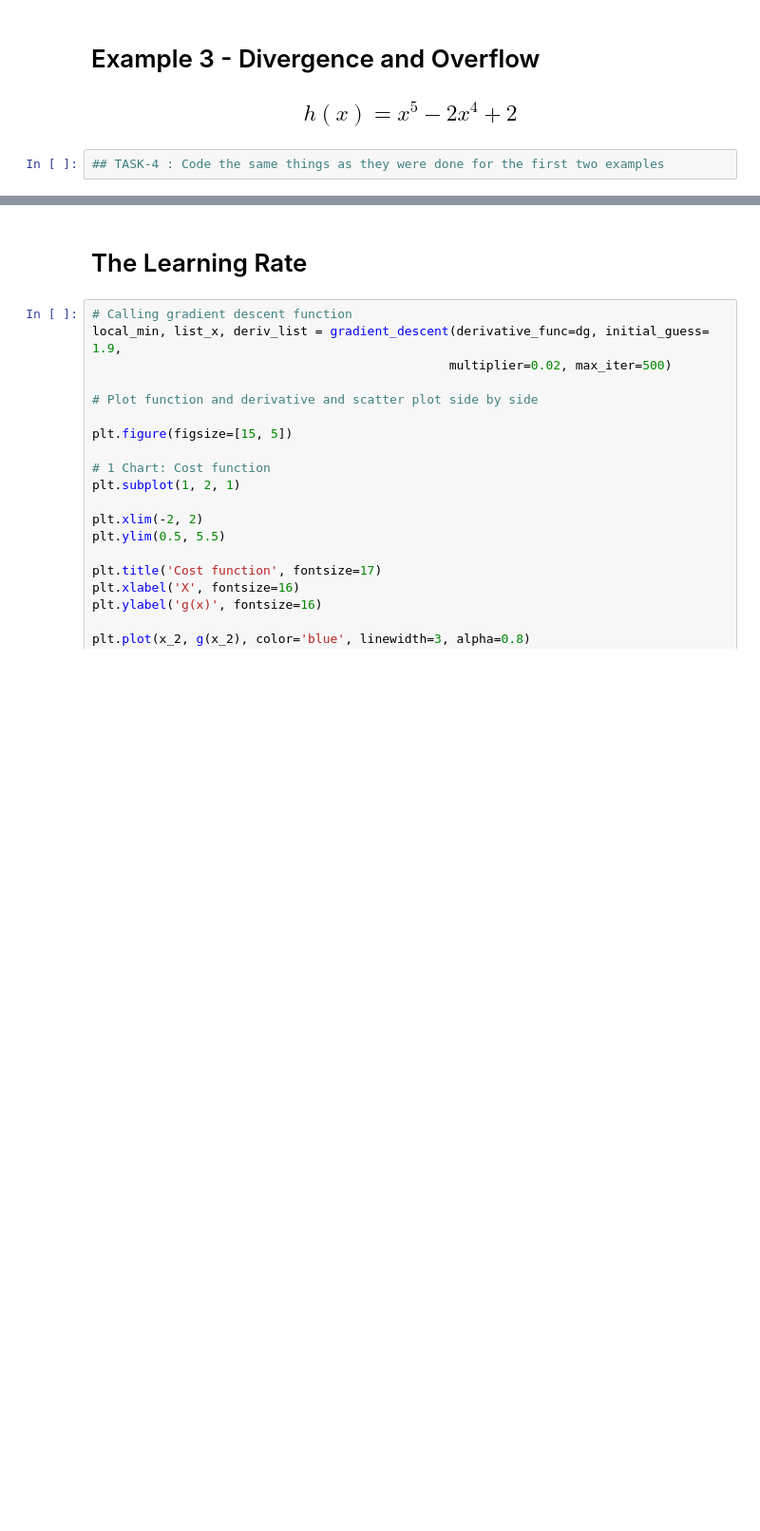
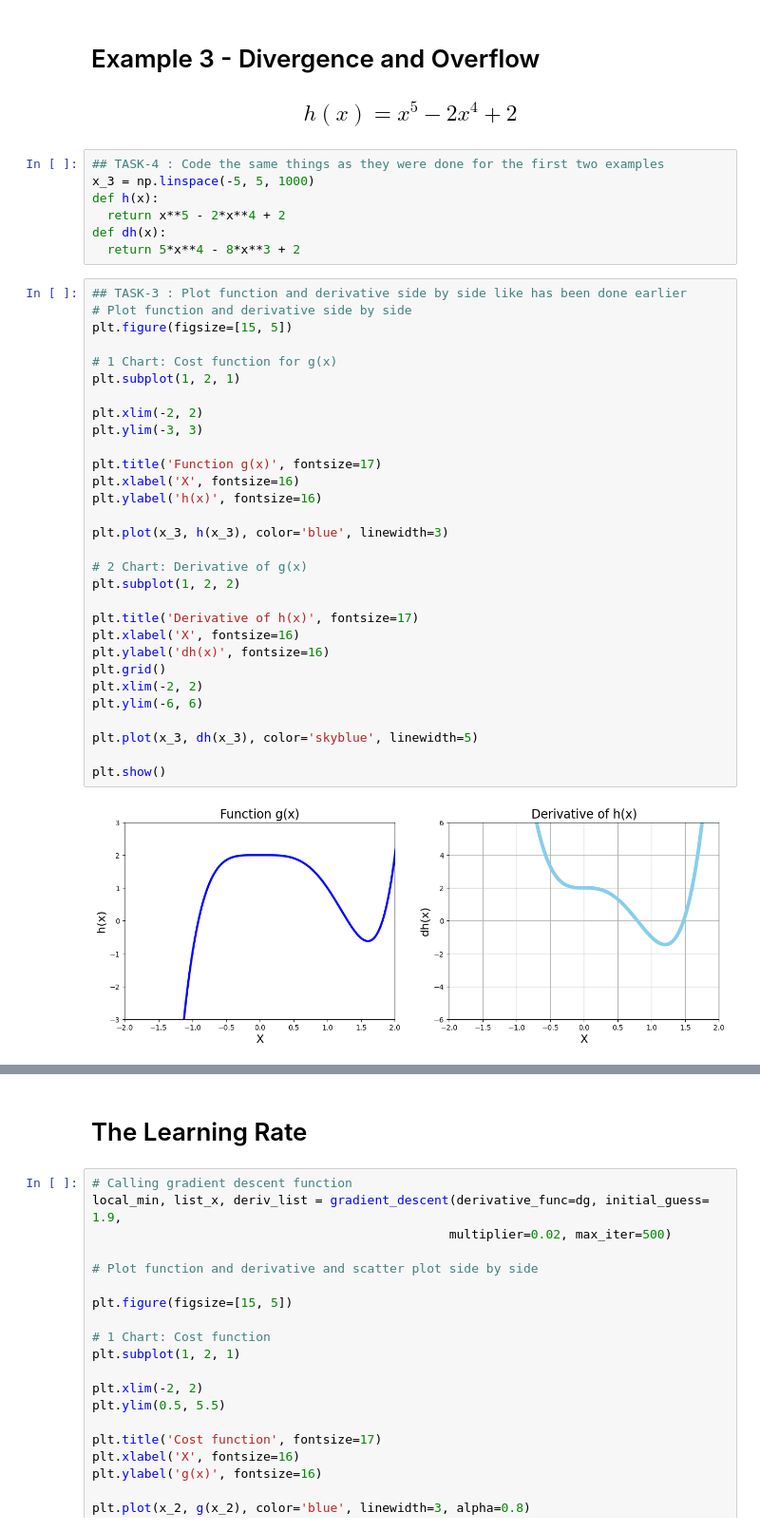
Before and after one commit to tarunkay7/AIML-IIITH, a Jupyter notebook: AIML_Project_Module_4.ipynb, the cells around one changed output, grey strips where cells are left out. Shown at 95% size. Cells and saved outputs as stored; diff of their text form; blank space fills up the shorter version.

```diff
--- a/AIML_Project_Module_4.ipynb
+++ b/AIML_Project_Module_4.ipynb
@@ -268,3 +314,40 @@ plt.show()
 ## $$h(x) = x^5 - 2x^4 + 2$$
 # %%
 ## TASK-4 : Code the same things as they were done for the first two examples
+x_3 = np.linspace(-5, 5, 1000)
+def h(x):
+  return x**5 - 2*x**4 + 2
+def dh(x):
+  return 5*x**4 - 8*x**3 + 2
+# %%
+## TASK-3 : Plot function and derivative side by side like has been done earlier
+# Plot function and derivative side by side
+plt.figure(figsize=[15, 5])
+
+# 1 Chart: Cost function for g(x)
+plt.subplot(1, 2, 1)
+
+plt.xlim(-2, 2)
+plt.ylim(-3, 3)
+
+plt.title('Function g(x)', fontsize=17)
+plt.xlabel('X', fontsize=16)
+plt.ylabel('h(x)', fontsize=16)
+
+plt.plot(x_3, h(x_3), color='blue', linewidth=3)
+
+# 2 Chart: Derivative of g(x)
+plt.subplot(1, 2, 2)
+
+plt.title('Derivative of h(x)', fontsize=17)
+plt.xlabel('X', fontsize=16)
+plt.ylabel('dh(x)', fontsize=16)
+plt.grid()
+plt.xlim(-2, 2)
+plt.ylim(-6, 6)
+
+plt.plot(x_3, dh(x_3), color='skyblue', linewidth=5)
+
+plt.show()
+# %% [output]
+[figure, added]
```
Also changed, not shown: parts of 39 cells of this notebook.
